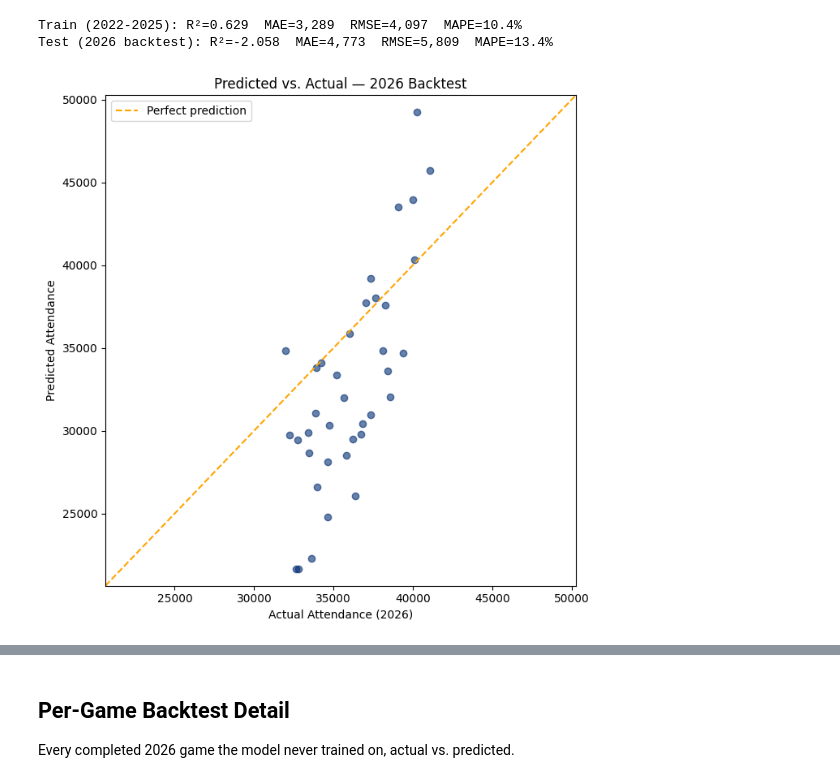
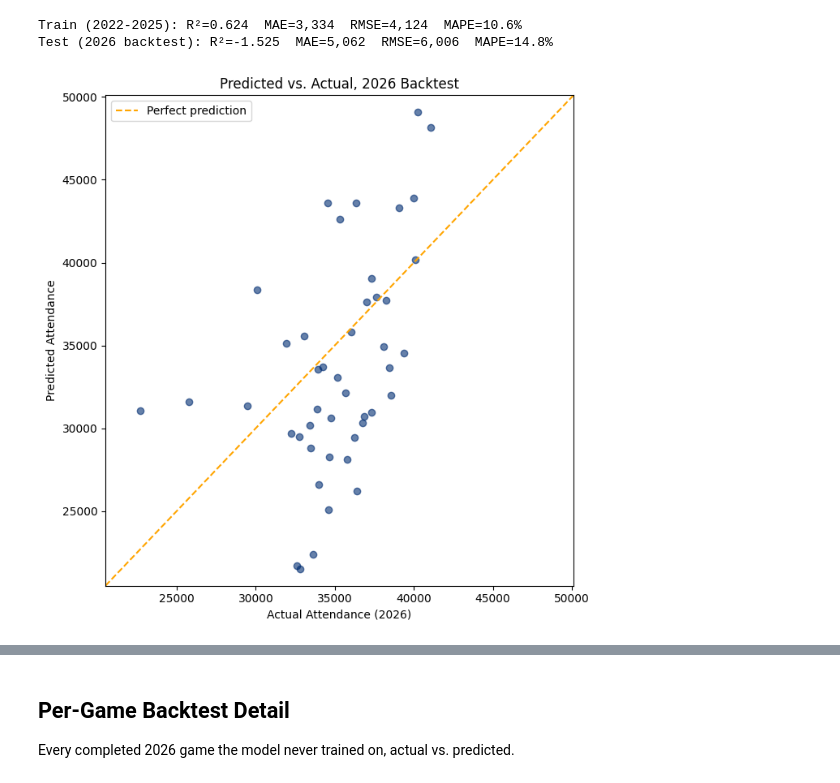
Before and after one commit to kaylagandrus/mlb-dynamic-ticket-pricing, a Jupyter notebook: mets/notebooks/04_modeling.ipynb, the cells around one changed output, grey strips where cells are left out. Drawn from its saved outputs; the diff is of its cells as text; code cells hidden in the pictures.

```diff
--- a/mets/notebooks/04_modeling.ipynb
+++ b/mets/notebooks/04_modeling.ipynb
@@ -53,7 +53,7 @@ NUMERIC_FEATURES = [
     "mets_win_pct", "opp_win_pct",
     "mets_streak_num",
     "mets_starter_era", "opp_starter_era",
-    "is_day_game",
+    "is_day_game", "is_game2",
 ]
 CATEGORICAL_FEATURES = ["opponent"]
 TARGET = "attendance"
@@ -100,21 +101,21 @@ for label, y_true, pred in [("Train (2022-2025)", y_train, train_pred), ("Test (
     m = evaluate(y_true, pred)
     print(f"{label}: R²={m['r2']:.3f}  MAE={m['mae']:,.0f}  RMSE={m['rmse']:,.0f}  MAPE={m['mape']:.1f}%")
 # %% [output]
-Train (2022-2025): R²=0.629  MAE=3,289  RMSE=4,097  MAPE=10.4%
-Test (2026 backtest): R²=-2.058  MAE=4,773  RMSE=5,809  MAPE=13.4%
+Train (2022-2025): R²=0.624  MAE=3,334  RMSE=4,124  MAPE=10.6%
+Test (2026 backtest): R²=-1.525  MAE=5,062  RMSE=6,006  MAPE=14.8%
 # %%
 fig, ax = plt.subplots(figsize=(7, 7))
 ax.scatter(y_test, test_pred, alpha=0.6, color="#002D72")
 lims = [min(y_test.min(), test_pred.min()) - 1000, max(y_test.max(), test_pred.max()) + 1000]
 ax.plot(lims, lims, color="orange", linestyle="--", label="Perfect prediction")
 ax.set_xlim(lims)
 ax.set_ylim(lims)
 ax.set_xlabel("Actual Attendance (2026)")
 ax.set_ylabel("Predicted Attendance")
-ax.set_title("Predicted vs. Actual — 2026 Backtest")
+ax.set_title("Predicted vs. Actual, 2026 Backtest")
 ax.legend()
 plt.tight_layout()
 plt.show()
 # %% [output]
-[figure, old version]
+[figure, new version]
 # %% [markdown]
```
Also changed, not shown: parts of 22 cells of this notebook.
